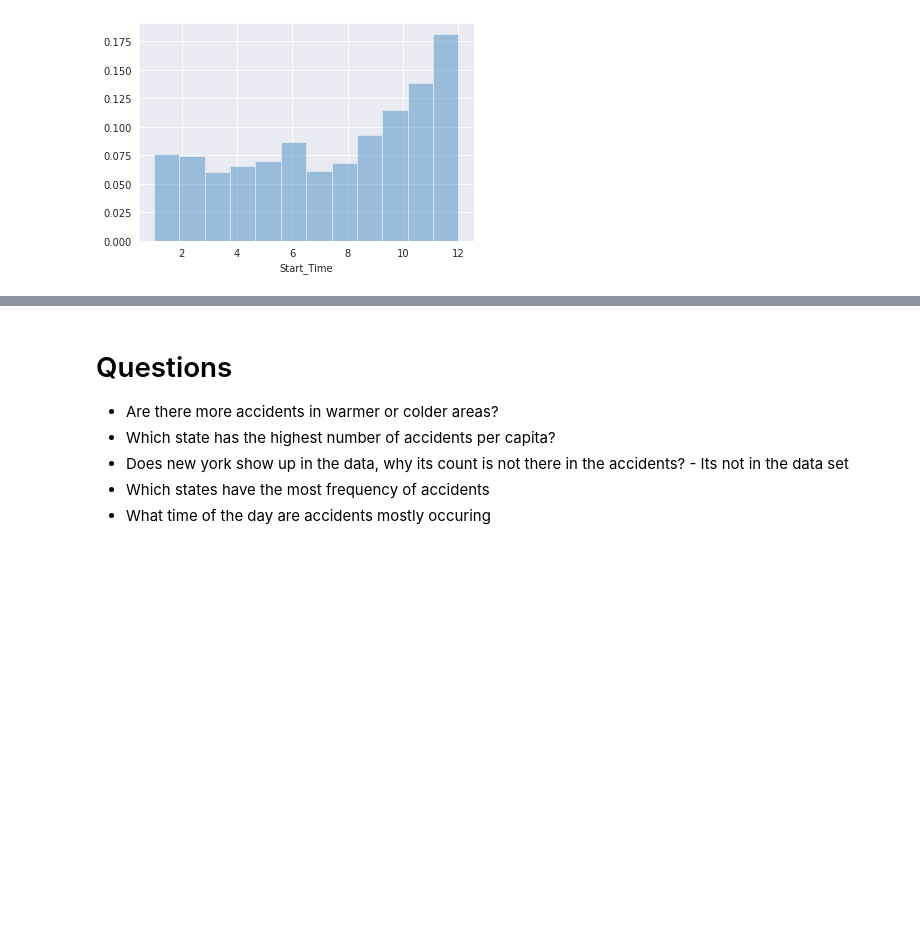
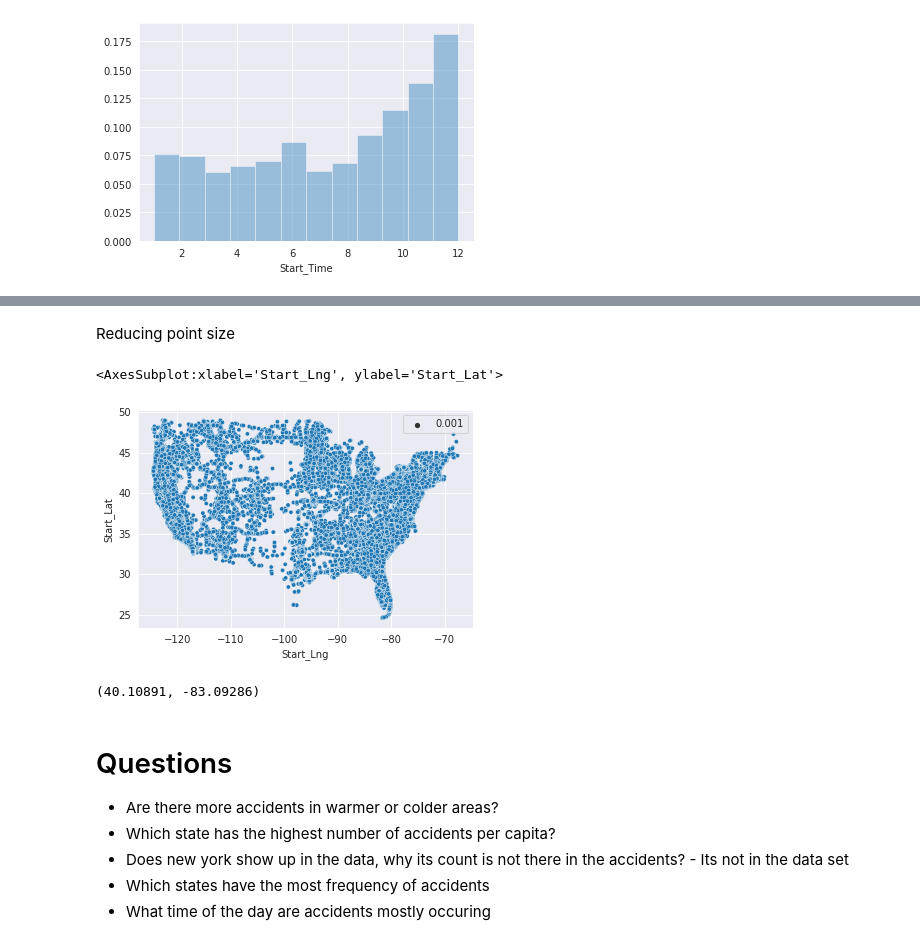
Before and after one commit to kevinlouisj/EDA_US_Accidents, a Jupyter notebook: us-accidents-eda.ipynb, the cells around one changed output, grey strips where cells are left out. Cells and saved outputs as stored; diff of their text form; code cells hidden in the pictures; blank space fills up the shorter version.

```diff
--- a/us-accidents-eda.ipynb
+++ b/us-accidents-eda.ipynb
@@ -384,3 +453,16 @@ sns.distplot(data_set.Start_Time.dt.month, bins=12, kde=False, norm_hist=True)
+# %% [markdown]
+Reducing point size
+# %%
+sample_data_set = data_set.sample(int(0.1*len(data_set)))
+sns.scatterplot(x=sample_data_set.Start_Lng, y=sample_data_set.Start_Lat, size = 0.001)
+# %% [output]
+<AxesSubplot:xlabel='Start_Lng', ylabel='Start_Lat'>
+[figure, added]
+# %%
+lat, lng = data_set.Start_Lat[0], data_set.Start_Lng[0]
+lat, lng
+# %% [output]
+(40.10891, -83.09286)
 # %% [markdown]
 # Questions
 * Are there more accidents in warmer or colder areas?
```
Also changed, not shown: parts of 10 cells of this notebook.
